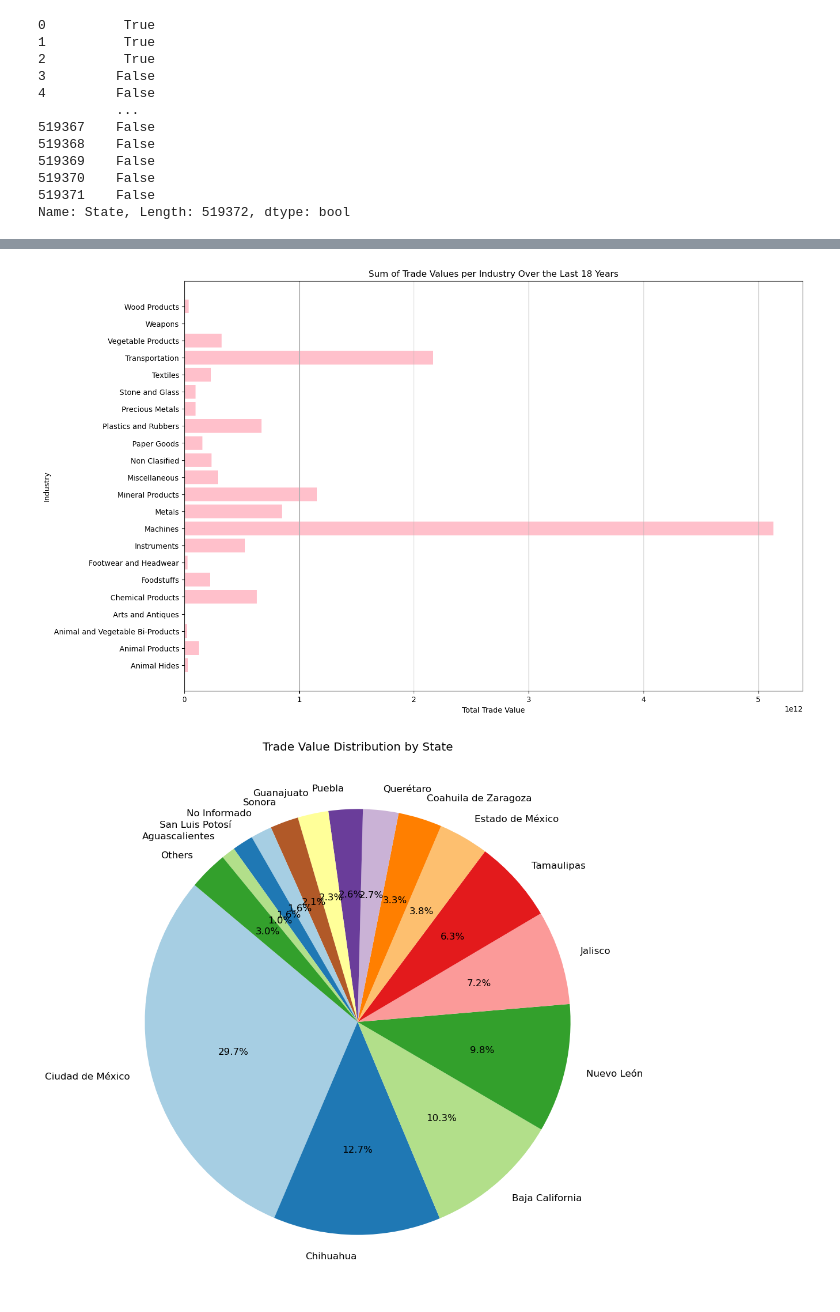
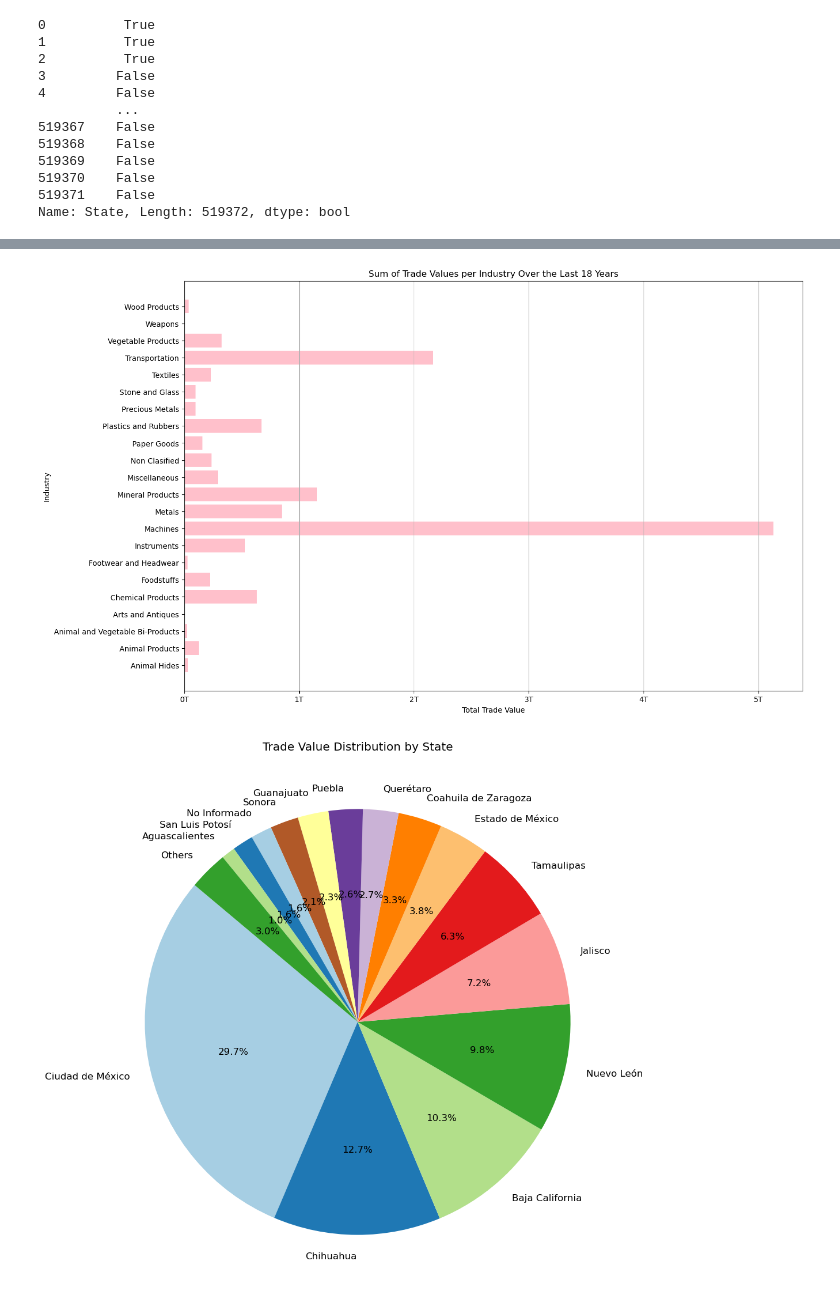
Before and after one commit to davidgirma/project1-team2, a Jupyter notebook: Foreign_Trade_Plots.ipynb, the cells around one changed output, grey strips where cells are left out. Saved outputs shown, nothing was run; the diff lists cells and outputs as text; code cells hidden in the pictures.

```diff
--- a/Foreign_Trade_Plots.ipynb
+++ b/Foreign_Trade_Plots.ipynb
@@ -4,5 +5,6 @@ import matplotlib.pyplot as plt
 # %%
-df1 = pd.read_csv('economy_foreign_trade.csv')
+df1 = pd.read_csv('datasources/economy_foreign_trade.csv')
+df_path = 'datasources/economy_foreign_trade.csv'
 # %%
 df1.head()
 # %% [output]
@@ -78,14 +84,17 @@ grouped_df2 = df1.groupby('Chapter 2 Digit')['Trade Value'].sum().reset_index()
 # %%
 plt.figure(figsize=(15, 10))
 bar_width = 5
 plt.barh(grouped_df2['Chapter 2 Digit'], grouped_df2['Trade Value'], color='Pink')
+
+plt.gca().xaxis.set_major_formatter(plt.FuncFormatter(lambda x, pos: f'{x * 1e-12:.0f}T'))
+
 plt.title('Sum of Trade Values per Industry Over the Last 18 Years')
 plt.xlabel('Total Trade Value')
 plt.ylabel('Industry')
 plt.grid(axis='x')
 plt.show()
 # %% [output]
-[figure, old version]
+[figure, new version]
 # %%
 # Sorting the DataFrame by Trade Value and selecting the top 10
 sorted_grouped_df1 = grouped_df1.sort_values(by='Trade Value', ascending=False)
```
Also changed, not shown: parts of 6 cells of this notebook, 3 other files.
